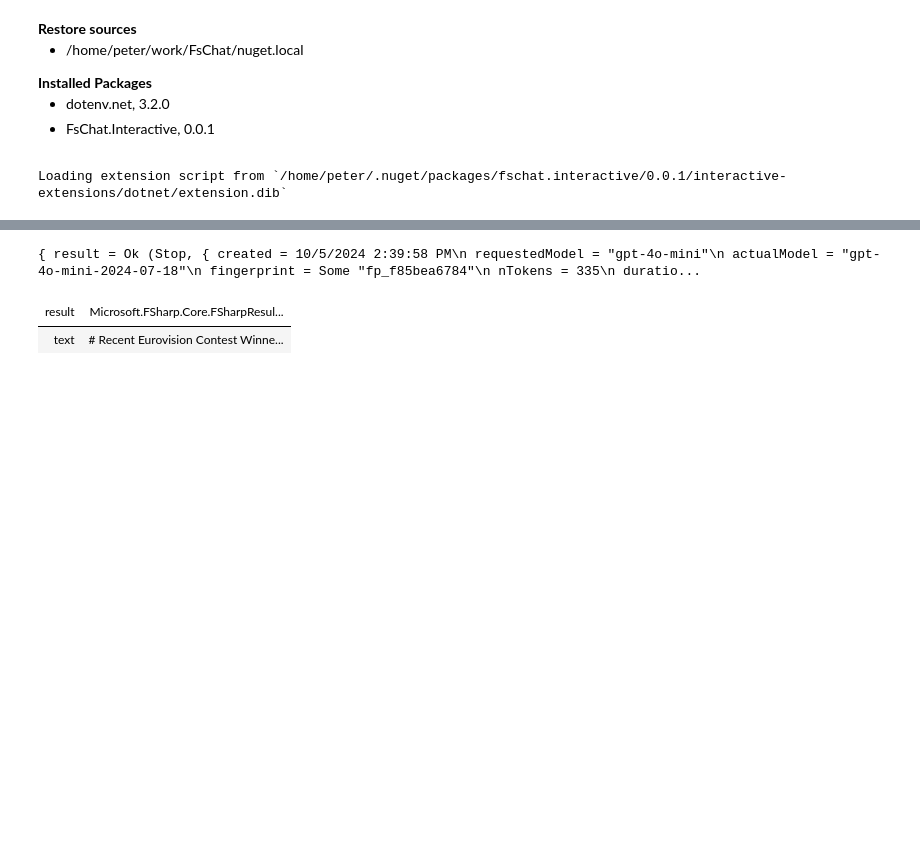
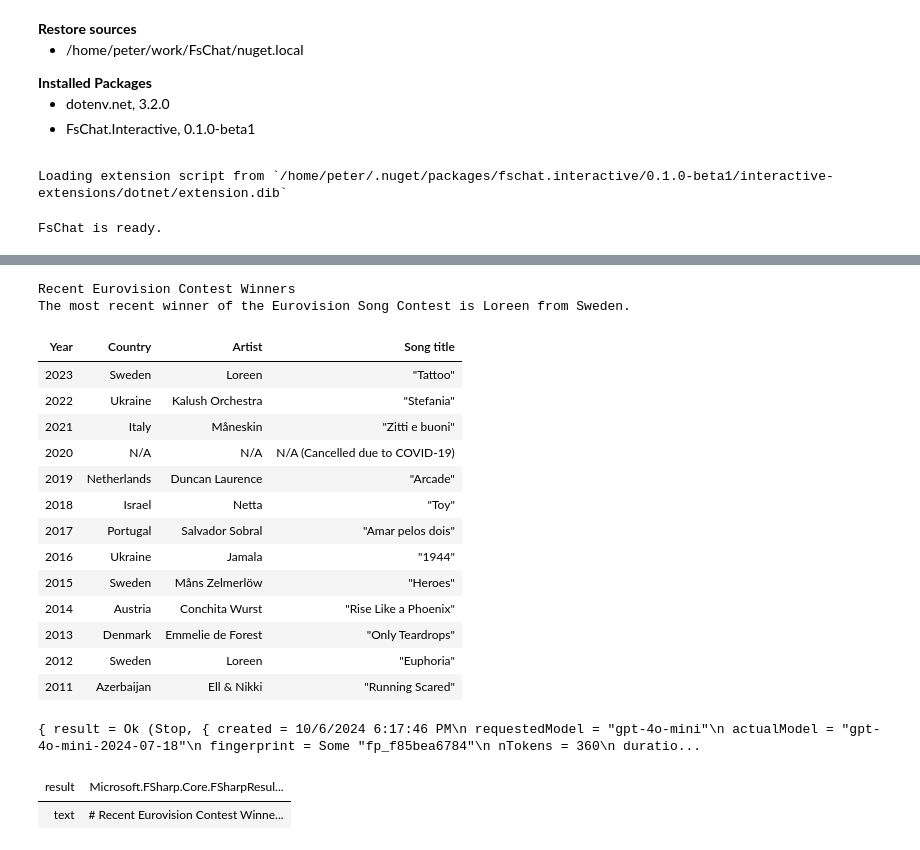
Before and after one commit to pkese/FsChat, a Jupyter notebook: test.ipynb, the cells around one changed output, grey strips where cells are left out. Drawn from its saved outputs; the diff is of its cells as text; code cells hidden in the pictures; blank space fills up the shorter version.

```diff
--- a/test.ipynb
+++ b/test.ipynb
@@ -1,31 +1,30 @@
 # %%
-#i "nuget: /home/peter/work/FsChat/nuget.local"
-#r "nuget: FsChat.Interactive, 0.0.1"
+#r "nuget: FsChat.Interactive, 0.1.0-beta1"
 
 #r "nuget: dotenv.net, 3.2.0"
 open dotenv.net
 let options = DotEnvOptions(envFilePaths=[| ".env" |])
 DotEnv.Load(options)
 
+open FsChat
 let chat = Chat(Gpt4o_mini)
 # %% [output]
 Restore sources
 /home/peter/work/FsChat/nuget.local
 Installed Packages
 dotenv.net, 3.2.0
-FsChat.Interactive, 0.0.1
+FsChat.Interactive, 0.1.0-beta1
-Loading extension script from `/home/peter/.nuget/packages/fschat.interactive/0.0.1/interactive-extensions/dotnet/extension.dib`
+Loading extension script from `/home/peter/.nuget/packages/fschat.interactive/0.1.0-beta1/interactive-extensions/dotnet/extension.dib`
+FsChat is ready.
 # %%
 chat.clear()
 chat.send [
     System """
-        You're a helpful assistant.
-        You respond in Markdown (or Markdown code blocks) unless instructed otherwise.
-        Depending on content, render responses as Markdown tables where applicable.
-        Skip politeness phrases or excuses at the beginning of responses. Start directly with the main content.
+        You're a helpful assistant that renders responses in Markdown.
+        No politeness phrases or excuses at the beginning of responses, skip directly to content.
     """
     User """
-        Who were the winners in recent 12 years of `Eurovision` contest?
+        Who were the winners in recent 13 years of `Eurovision` contest?
         Render any named entity that is appearing on `Wikipedia` in italic.
         Mark any occasion when the contest wasn't held with "N/A" + reason.
 
@@ -40,5 +38,21 @@ chat.send [
-{ result = Ok (Stop, { created = 10/5/2024 2:39:58 PM\n requestedModel = "gpt-4o-mini"\n actualModel = "gpt-4o-mini-2024-07-18"\n fingerprint = Some "fp_f85bea6784"\n nTokens = 335\n duratio...
+Recent Eurovision Contest Winners
+The most recent winner of the Eurovision Song Contest is Loreen from Sweden.
-| result | Microsoft.FSharp.Core.FSharpResul... |
-| text | # Recent Eurovision Contest Winne... |
+| Year | Country | Artist | Song title |
+| 2023 | Sweden | Loreen | "Tattoo" |
+| 2022 | Ukraine | Kalush Orchestra | "Stefania" |
+| 2021 | Italy | Måneskin | "Zitti e buoni" |
+| 2020 | N/A | N/A | N/A (Cancelled due to COVID-19) |
+| 2019 | Netherlands | Duncan Laurence | "Arcade" |
+| 2018 | Israel | Netta | "Toy" |
+| 2017 | Portugal | Salvador Sobral | "Amar pelos dois" |
+| 2016 | Ukraine | Jamala | "1944" |
+| 2015 | Sweden | Måns Zelmerlöw | "Heroes" |
+| 2014 | Austria | Conchita Wurst | "Rise Like a Phoenix" |
+| 2013 | Denmark | Emmelie de Forest | "Only Teardrops" |
+| 2012 | Sweden | Loreen | "Euphoria" |
+| 2011 | Azerbaijan | Ell & Nikki | "Running Scared" |
+{ result = Ok (Stop, { created = 10/6/2024 6:17:46 PM\n requestedModel = "gpt-4o-mini"\n actualModel = "gpt-4o-mini-2024-07-18"\n fingerprint = Some "fp_f85bea6784"\n nTokens = 360\n duratio...
+| result | Microsoft.FSharp.Core.FSharpResul... |
+| text | # Recent Eurovision Contest Winne... |
 # %%
 for c in chat.context do printfn "%A" (Prompt.toMsg c)
```
Also changed, not shown: parts of 5 cells of this notebook, 8 other files.
